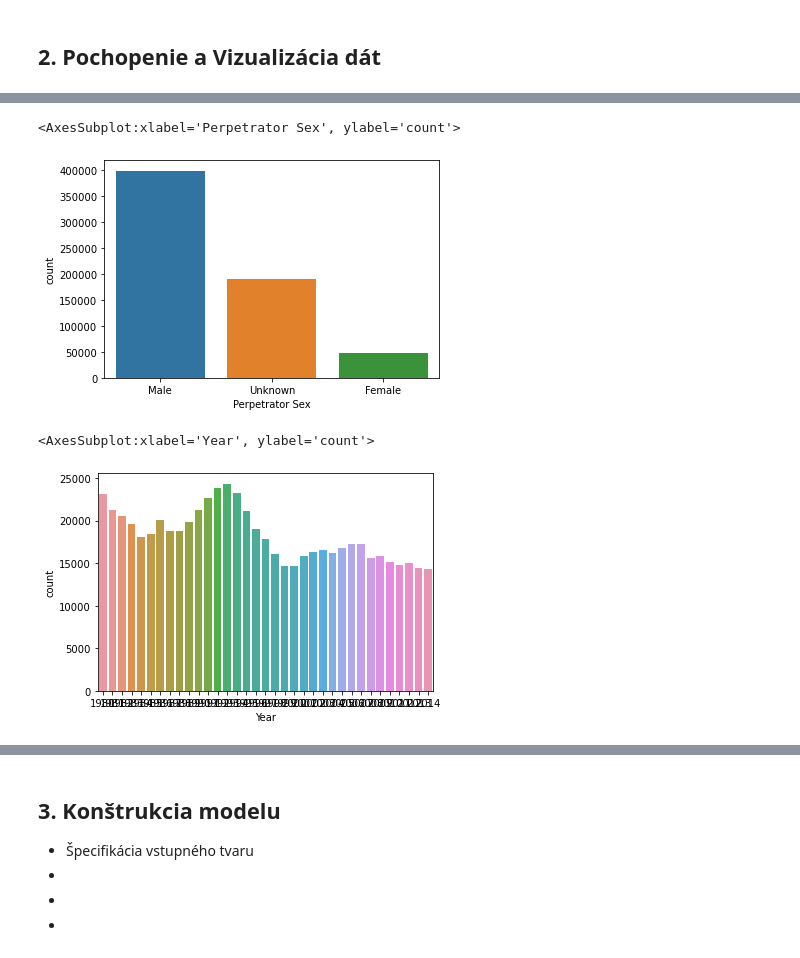
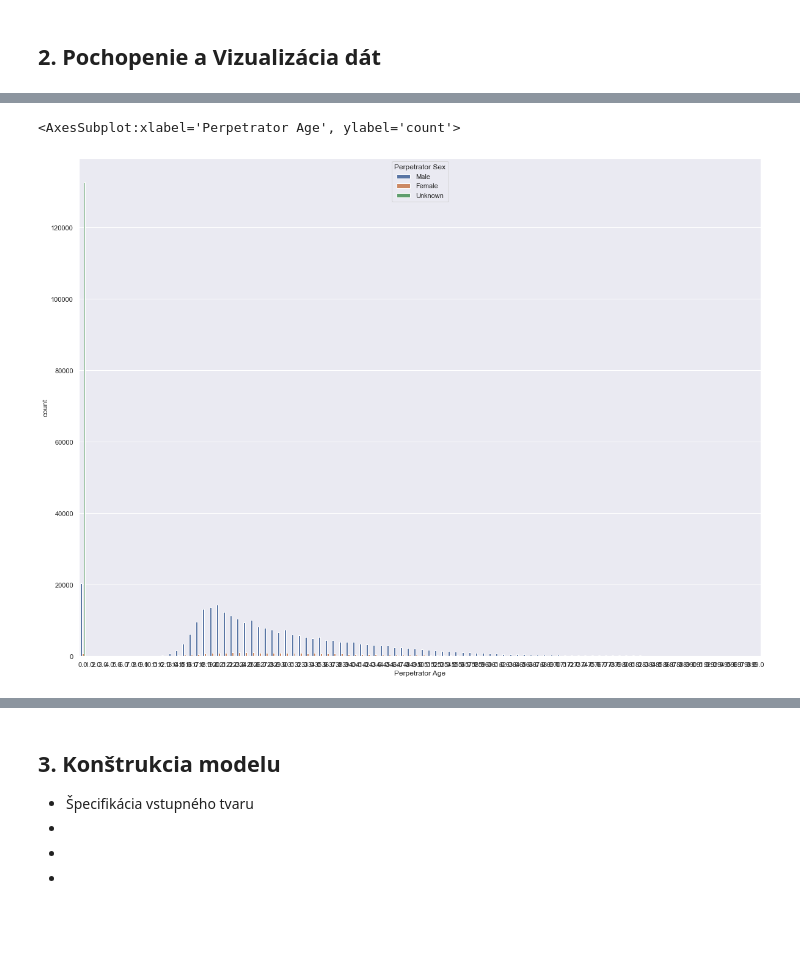
Before and after one commit to mchlstr/Stranovska_NS2021, a Jupyter notebook: Stranovska_NS2021_Neural_Network.ipynb, the cells around one changed output, grey strips where cells are left out. Drawn from its saved outputs; the diff is of its cells as text; code cells hidden in the pictures; blank space fills up the shorter version.

```diff
--- a/Stranovska_NS2021_Neural_Network.ipynb
+++ b/Stranovska_NS2021_Neural_Network.ipynb
@@ -38,8 +38,9 @@ from sklearn.model_selection import StratifiedKFold
 # %%
 # načítanie datasetu do dataframe z cvs file
 # povodný súbor pochádza z https://www.kaggle.com/murderaccountability/homicide-reports
-# a obsahuje správy o vraždách za roky 1980 - 2014 z rôznych štátov USA
-dataset = pd.read_csv("database.csv", dtype=str)
+# a obsahuje správy o vraždách za roky 1990 - 2014 z rôznych štátov USA
+# pre lepsie pracovanie s datami a moznosti uploadovania na github sa velkost datasetu znizila o 10 rokov
+dataset = pd.read_csv("dataset-1990-2014.csv")
 # %%
 # zobrazte prvých 5 riadkov pre rýchly náhľad ako dáta vyzerajú
 dataset.head()
@@ -163,10 +367,7 @@ sns.countplot(x = 'Victim Sex', data = dataset)
 # %%
-sns.countplot(x = 'Perpetrator Sex', data = dataset)
+fig, ax = plt.subplots()
+fig.set_size_inches(20, 15)
+sns.countplot(x='Perpetrator Age', hue='Perpetrator Sex',data = dataset)
 # %% [output]
-<AxesSubplot:xlabel='Perpetrator Sex', ylabel='count'>
+<AxesSubplot:xlabel='Perpetrator Age', ylabel='count'>
-[figure, old version]
+[figure, new version]
-# %%
-sns.countplot(x = 'Year', data = dataset)
-# %% [output]
-<AxesSubplot:xlabel='Year', ylabel='count'>
-[figure, removed]
```
Also changed, not shown: parts of 36 cells of this notebook, 36 other files.
